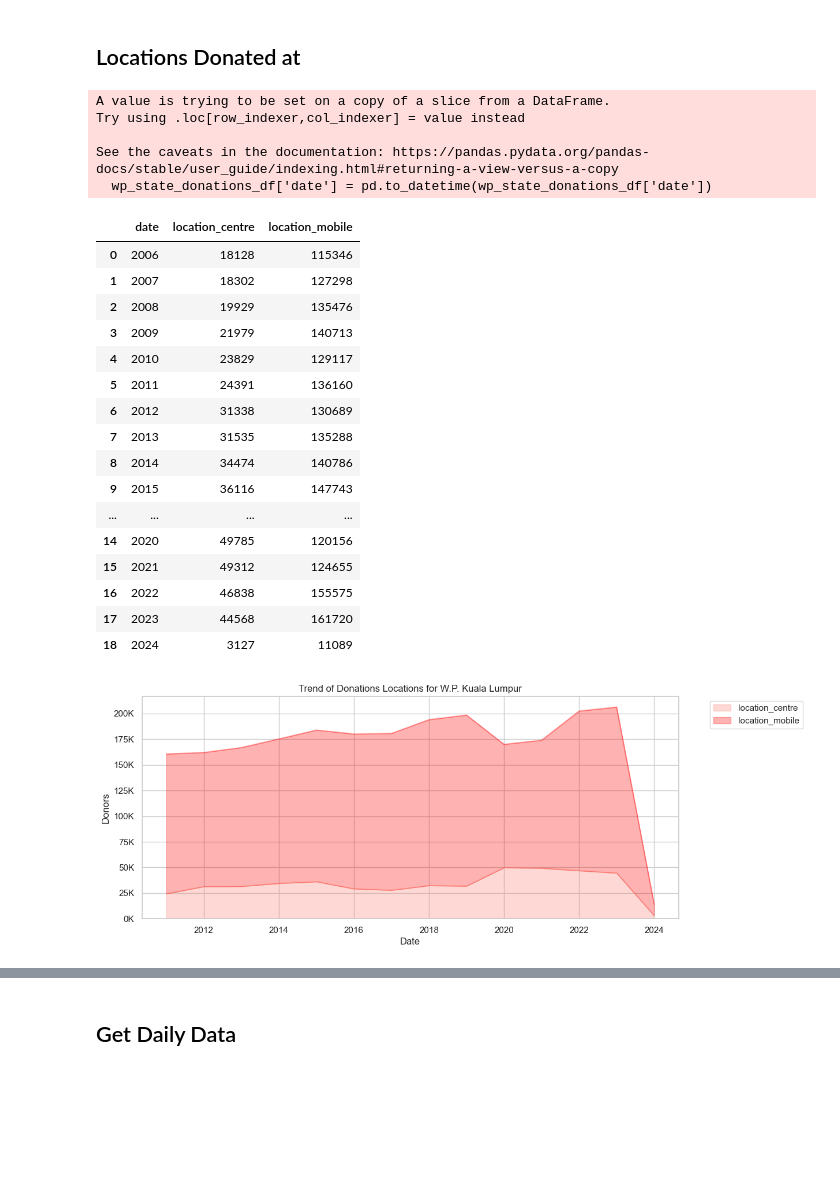
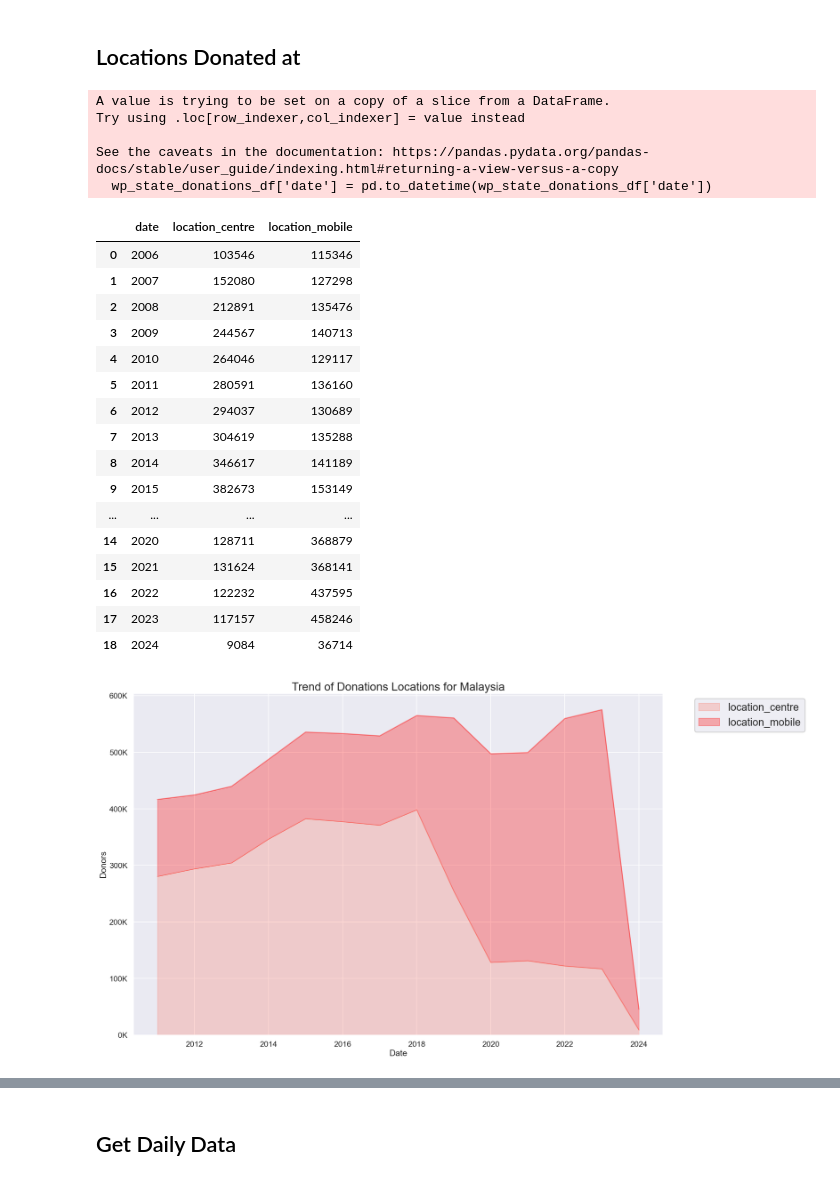
Before and after one commit to Englios/DS-Asses-BloodDonor, a Jupyter notebook: analysis/EDA.ipynb, the cells around one changed output, grey strips where cells are left out. Drawn from its saved outputs; the diff is of its cells as text; code cells hidden in the pictures; blank space fills up the shorter version.

```diff
--- a/analysis/EDA.ipynb
+++ b/analysis/EDA.ipynb
@@ -771,8 +757,11 @@ See the caveats in the documentation: https://pandas.pydata.org/pandas-docs/stab
 state_visits_sum_all_years = state_visits_df.iloc[:, 1:].sum()
 
 # Create a pie chart for the summation of all years
-plt.figure(figsize=(10,8))
-plt.pie(state_visits_sum_all_years, labels=state_visits_sum_all_years.index, autopct='%1.1f%%')
+plt.figure(figsize=(20,10))
+# sns.set_theme()
+sns.set_context('notebook')
+
+plt.pie(state_visits_sum_all_years, labels=state_visits_sum_all_years.index, autopct='%1.1f%%',radius=1)
 plt.title(f"Donation Count in Each State - All Years \n Total Donors : {round(state_visits_sum_all_years.sum()/1000,2)}K")
 plt.show()
 
@@ -788,21 +808,22 @@ import numpy as np
 import matplotlib.ticker as ticker
 
 # Filter the dataframe for the year 2024
-state_visits_2024 = state_visits_df[state_visits_df['year'] == 2024].iloc[:, 1:].sum()
+state_visits_2024 = state_visits_df[state_visits_df['year'] == 2023].iloc[:, 1:].sum()
 
 # Sort the states based on the number of counts
 sorted_states = state_visits_2024.sort_values(ascending=True).index
 
 # Create a horizontal bar chart for the year 2024 with color hue gradient
-plt.figure(figsize=(10, 5))
+plt.figure(figsize=(12,10))
+sns.set_context('poster')
+plt.box(False)
+sns.set_style('white')
+
 colors = plt.cm.get_cmap('OrRd', len(state_visits_2024))
 plt.barh(sorted_states, state_visits_2024[sorted_states], color=colors(np.arange(len(state_visits_2024))))
+for i, v in enumerate(state_visits_2024[sorted_states]):
+    plt.text(v + 200, i, f"{str(round(v/1000,2))} K", color='black', va='center_baseline')
 plt.title(f"Donation Count in Each State - 2024 \n Total Donors : {round(state_visits_2024.sum()/1000,2)}K")
-
-# Format x ticks to show "40K" instead of 40000
-formatter = ticker.FuncFormatter(lambda x, pos: f"{int(x/1000)}K")
-plt.gca().xaxis.set_major_formatter(formatter)
-plt.xlabel('Donation Count')
-plt.ylabel('State')
+plt.xticks([])
 plt.show()
 # %% [output]
@@ -882,14 +879,17 @@ import matplotlib.pyplot as plt
 import seaborn as sns
 
 # Plot the area chart with unique colors for each state
-state_visits_df.plot(x='year',kind='line',figsize=(10,5))
+state_visits_df.plot(x='year',kind='line',figsize=(15,16))
 # Add labels and title
-formatter = ticker.FuncFormatter(lambda x, pos: f"{int(x/1000)}K")
+sns.set_theme()
+sns.set_context('talk')
+
 plt.gca().yaxis.set_major_formatter(formatter)
 plt.gca().xaxis.set_major_locator(ticker.MaxNLocator(integer=True))
 plt.xlabel('Year')
 plt.ylabel('Donation Count')
 plt.title('Donation Count in Each State Over the Years')
+plt.tight_layout()
 plt.legend(bbox_to_anchor=(1.05, 1))
 
 # Show the plot
@@ -899,7 +899,7 @@ plt.show()
 # %% [markdown]
 ## Locations Donated at
 # %%
-wp_state_donations_df = donations_state_df.loc[donations_state_df['state'] == 'W.P. Kuala Lumpur']
+wp_state_donations_df = donations_state_df.loc[donations_state_df['state'] == 'Malaysia']
 wp_state_donations_df['date'] = pd.to_datetime(wp_state_donations_df['date'])
 state_visits_df = wp_state_donations_df.pivot_table(index=wp_state_donations_df['date'].dt.year,values=['location_mobile','location_centre'], aggfunc='sum').reset_index()
 state_visits_df
@@ -910,33 +910,35 @@ Try using .loc[row_indexer,col_indexer] = value instead
 See the caveats in the documentation: https://pandas.pydata.org/pandas-docs/stable/user_guide/indexing.html#returning-a-view-versus-a-copy
   wp_state_donations_df['date'] = pd.to_datetime(wp_state_donations_df['date'])
 |  | date | location_centre | location_mobile |
-| 0 | 2006 | 18128 | 115346 |
-| 1 | 2007 | 18302 | 127298 |
-| 2 | 2008 | 19929 | 135476 |
-| 3 | 2009 | 21979 | 140713 |
-| 4 | 2010 | 23829 | 129117 |
-| 5 | 2011 | 24391 | 136160 |
-| 6 | 2012 | 31338 | 130689 |
-| 7 | 2013 | 31535 | 135288 |
-| 8 | 2014 | 34474 | 140786 |
-| 9 | 2015 | 36116 | 147743 |
+| 0 | 2006 | 103546 | 115346 |
+| 1 | 2007 | 152080 | 127298 |
+| 2 | 2008 | 212891 | 135476 |
+| 3 | 2009 | 244567 | 140713 |
+| 4 | 2010 | 264046 | 129117 |
+| 5 | 2011 | 280591 | 136160 |
+| 6 | 2012 | 294037 | 130689 |
+| 7 | 2013 | 304619 | 135288 |
+| 8 | 2014 | 346617 | 141189 |
+| 9 | 2015 | 382673 | 153149 |
 | ... | ... | ... | ... |
-| 14 | 2020 | 49785 | 120156 |
-| 15 | 2021 | 49312 | 124655 |
-| 16 | 2022 | 46838 | 155575 |
-| 17 | 2023 | 44568 | 161720 |
-| 18 | 2024 | 3127 | 11089 |
+| 14 | 2020 | 128711 | 368879 |
+| 15 | 2021 | 131624 | 368141 |
+| 16 | 2022 | 122232 | 437595 |
+| 17 | 2023 | 117157 | 458246 |
+| 18 | 2024 | 9084 | 36714 |
 # %%
-state_visits_df[5:].plot(x='date',kind='area',color=['salmon','red'],alpha=0.3,figsize=(12,5))
+state_visits_df[5:].plot(x='date',kind='area',color=['salmon','red'],alpha=0.3,figsize=(20,13))
+sns.set_theme()
+sns.set_context('poster')
 
 formatter = ticker.FuncFormatter(lambda x, pos: f"{int(x/1000)}K")
 plt.gca().yaxis.set_major_formatter(formatter)
 plt.gca().xaxis.set_major_locator(ticker.MaxNLocator(integer=True))
 
 plt.xlabel('Date')
 plt.ylabel('Donors')
-plt.title(f'Trend of Donations Locations for W.P. Kuala Lumpur')
+plt.title(f'Trend of Donations Locations for Malaysia')
 plt.legend(bbox_to_anchor=(1.05, 1), loc='upper left')
 plt.show()
 # %% [output]
-[figure, old version]
+[figure, new version]
```
Also changed, not shown: parts of 25 cells of this notebook.
